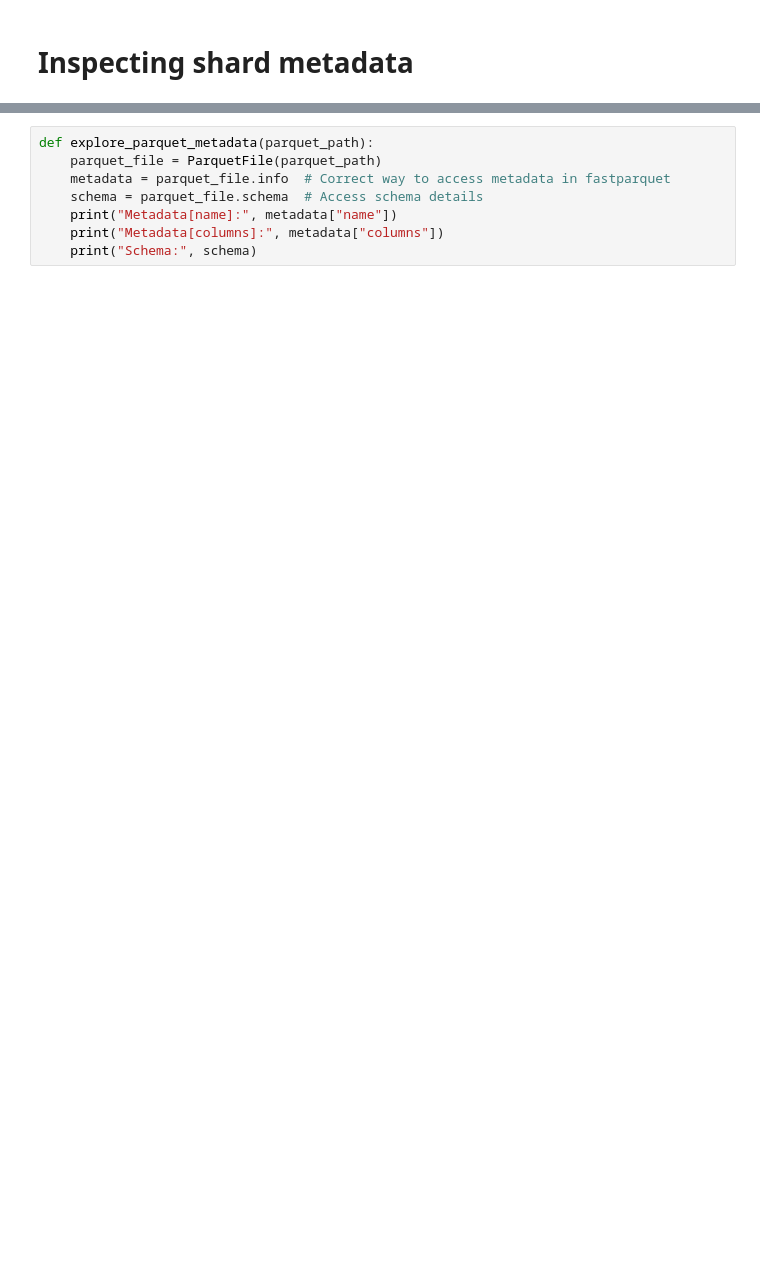
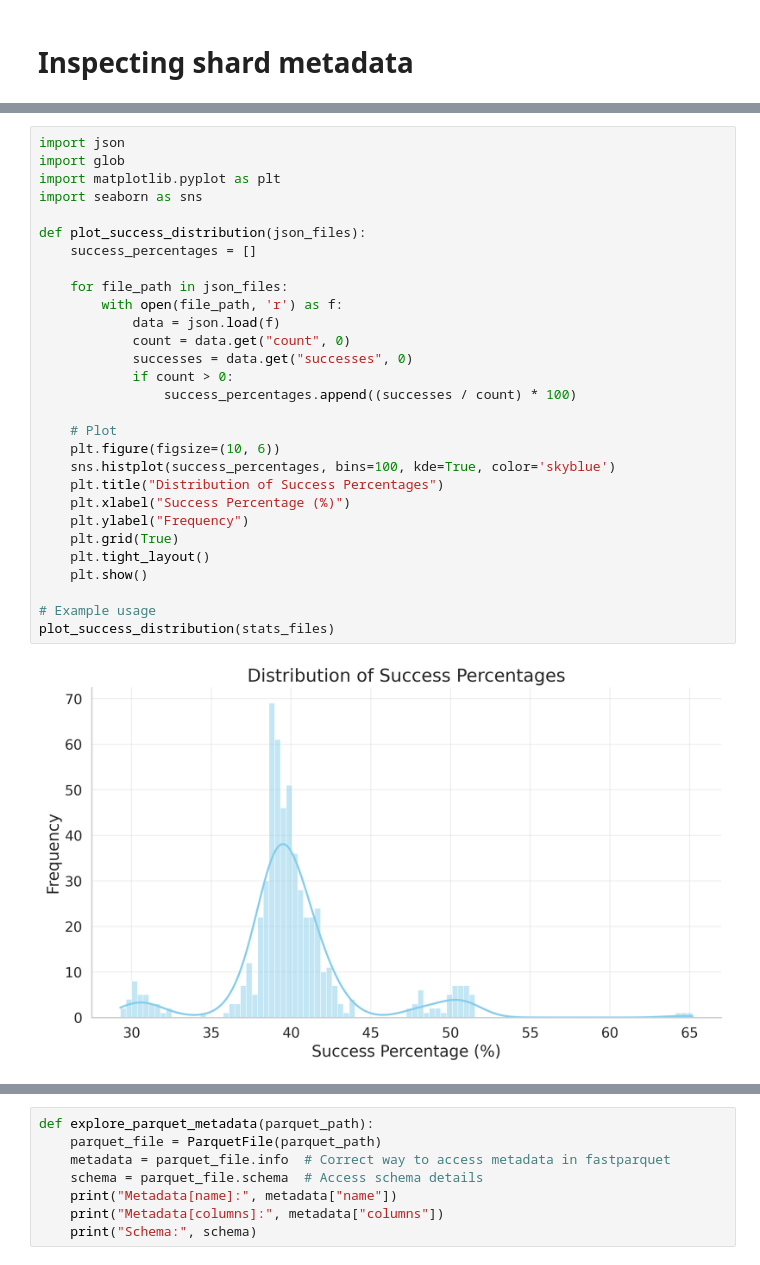
Before and after one commit to LeoBaro/fair_spoke_8, a Jupyter notebook: experiments/datacomp_exploration.ipynb, the cells around one changed output, grey strips where cells are left out. Saved outputs shown, nothing was run; the diff lists cells and outputs as text; blank space fills up the shorter version.

```diff
--- a/experiments/datacomp_exploration.ipynb
+++ b/experiments/datacomp_exploration.ipynb
@@ -46,0 +121,31 @@ tar_files = [f for f in files if f.endswith(".tar")]
+# %%
+import json
+import glob
+import matplotlib.pyplot as plt
+import seaborn as sns
+
+def plot_success_distribution(json_files):
+    success_percentages = []
+
+    for file_path in json_files:
+        with open(file_path, 'r') as f:
+            data = json.load(f)
+            count = data.get("count", 0)
+            successes = data.get("successes", 0)
+            if count > 0:
+                success_percentages.append((successes / count) * 100)
+
+    # Plot
+    plt.figure(figsize=(10, 6))
+    sns.histplot(success_percentages, bins=100, kde=True, color='skyblue')
+    plt.title("Distribution of Success Percentages")
+    plt.xlabel("Success Percentage (%)")
+    plt.ylabel("Frequency")
+    plt.grid(True)
+    plt.tight_layout()
+    plt.show()
+
+# Example usage
+plot_success_distribution(stats_files)
+# %% [output]
+[figure, added]
```
Also changed, not shown: parts of 25 cells of this notebook.
